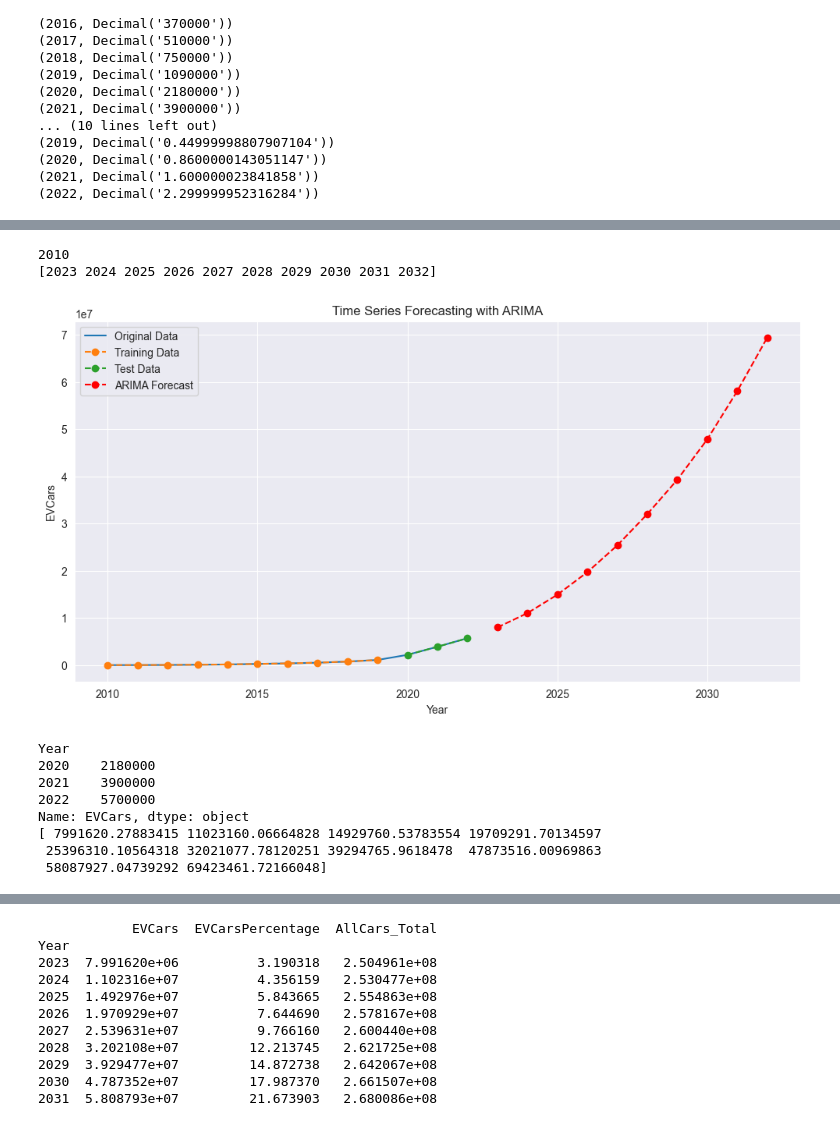
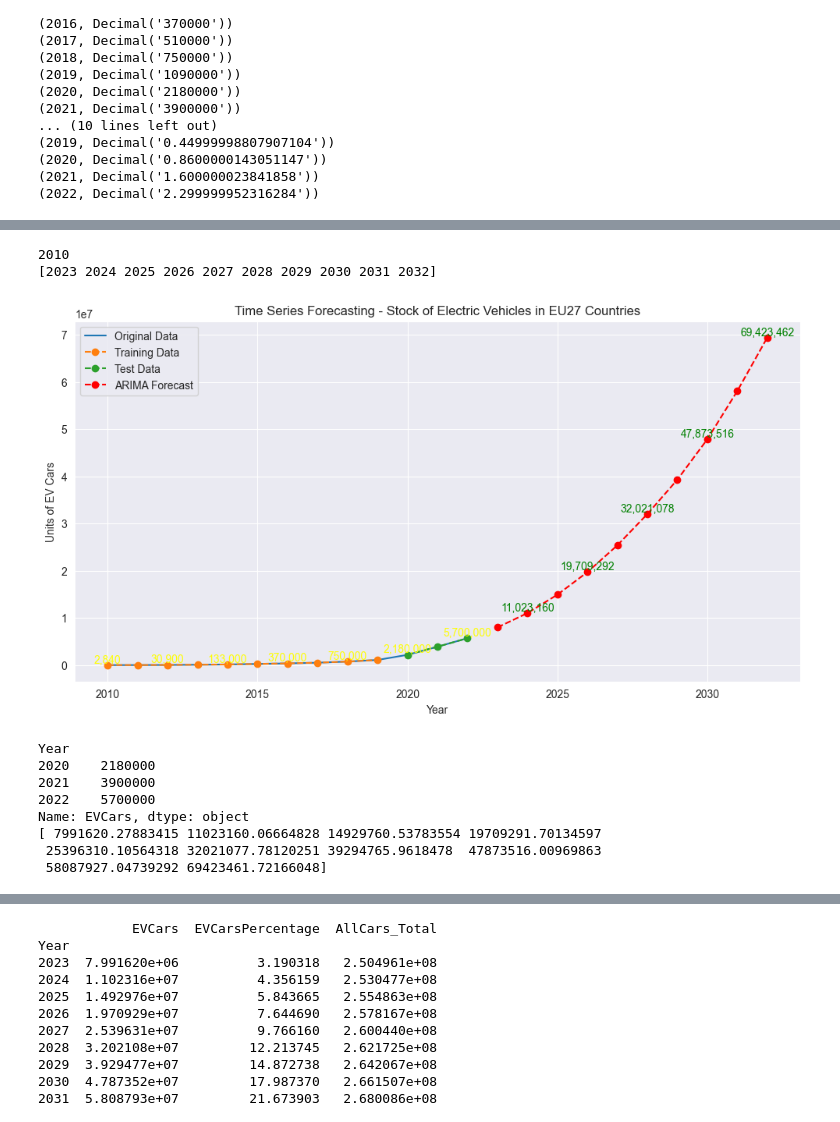
Before and after one commit to BrianRiera/CA_Database-Analytics, a Jupyter notebook: EV Sales.ipynb, the cells around one changed output, grey strips where cells are left out. Saved outputs shown, nothing was run; the diff lists cells and outputs as text; code cells hidden in the pictures.

```diff
--- a/EV Sales.ipynb
+++ b/EV Sales.ipynb
@@ -172,15 +164,22 @@ df_combined['AllCars_Total'] = df_combined.apply(lambda row: 100*row.EVCars/row.
 
 df_combined.set_index("Year", inplace=True)
 
-print(df_combined)
+#print(df_combined)
 
+plt.figure(figsize=(12, 6))
+plt.plot(df_combined.index, df_combined['EVCars'], label = 'EV Cars Total', linestyle='--', marker='o')
+plt.plot(df_combined.index, df_combined['AllCars_Total'], label = 'Total of All Cars', linestyle='--', marker='*')
 
-plt.plot(df_combined.index, df_combined['EVCars'], label = 'EV Cars Total')
-plt.plot(df_combined.index, df_combined['AllCars_Total'], label = 'Total of All Cars')
-plt.title("Electric Vehicles")
+n = 3 # Variable to Adjust the data point marking gaps
+
+for i, (year, ev_cars, all_cars) in enumerate(zip(df_combined.index, df_combined['EVCars'], df_combined['AllCars_Total'])):
+    if i % n == 0:
+        plt.text(year, ev_cars, f'{ev_cars:,.0f}', ha='left', va='bottom', color='yellow')
+        plt.text(year, all_cars, f'{all_cars:,.0f}', ha='left', va='bottom', color='green')
+
+plt.title("Stock of EV vs All Types of Cars in EU27 Countries")
 plt.xlabel('Year')
 plt.ylabel('Number of Units')
 plt.legend()
-#plt.ylim(0, df_combined.max().iloc[2] + 1000000)
 plt.show()
 # %% [output]
@@ -233,36 +217,47 @@ forecast_steps = 10  # Adjust the number of steps as needed
 # Forecasting
 forecast = fit_model.get_forecast(steps=forecast_steps)
 conf_int = forecast.conf_int()
 forecast_values = forecast.predicted_mean
 
 print(df_raw.index.min())
 # Extend the time index for plotting
 forecast_index = np.arange(df_raw.index.max() +1, df_raw.index.max() + forecast_steps + 1)
 
 print(forecast_index)
 
 
 # Plotting the results
 plt.figure(figsize=(12, 6))
 plt.plot(df_raw.index, df_raw['EVCars'], label='Original Data')
 plt.plot(train.index, train['EVCars'], label='Training Data', linestyle='--', marker='o')
 plt.plot(test.index, test['EVCars'], label='Test Data', linestyle='--', marker='o')
 
 # Plot the ARIMA Forecast along with confidence interval
 plt.plot(forecast_index[-forecast_steps:], forecast_values, label='ARIMA Forecast', color='red', linestyle='--', marker='o')
 
-plt.title('Time Series Forecasting with ARIMA')
+n = 2
+
+for i, (year, ev_cars) in enumerate(zip(df_raw.index, df_raw['EVCars'])):
+    if i % n == 0:
+        plt.text(year, ev_cars, f'{ev_cars:,.0f}', ha='center', va='bottom', color='yellow')
+
+for year, forecast_value in zip(forecast_index[-forecast_steps:], forecast_values):
+    if year % n == 0:
+        plt.text(year, forecast_value, f'{forecast_value:,.0f}', ha='center', va='bottom', color='green')
+
+
+plt.title('Time Series Forecasting - Stock of Electric Vehicles in EU27 Countries')
 plt.xlabel('Year')
-plt.ylabel('EVCars')
+plt.ylabel('Units of EV Cars')
 plt.legend()
 plt.show()
 
 print(test['EVCars'])
 print(forecast_values.to_numpy())
 # %% [output]
 2010
 [2023 2024 2025 2026 2027 2028 2029 2030 2031 2032]
-[figure, old version]
+[figure, new version]
 Year
 2020    2180000
 2021    3900000
```
Also changed, not shown: parts of 3 cells of this notebook, 2 other files.
